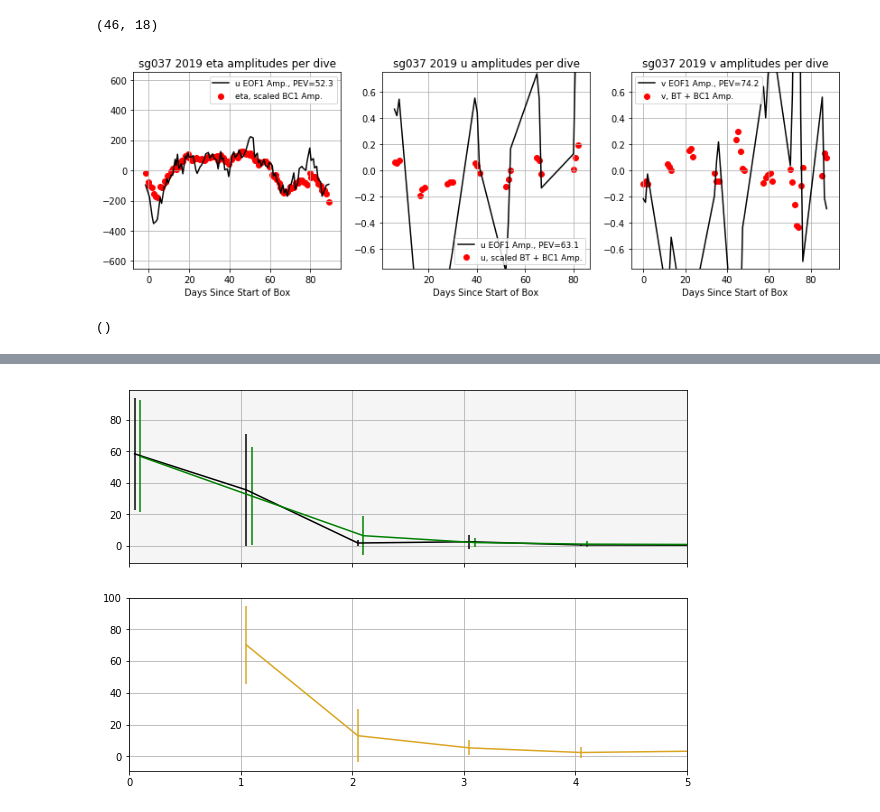
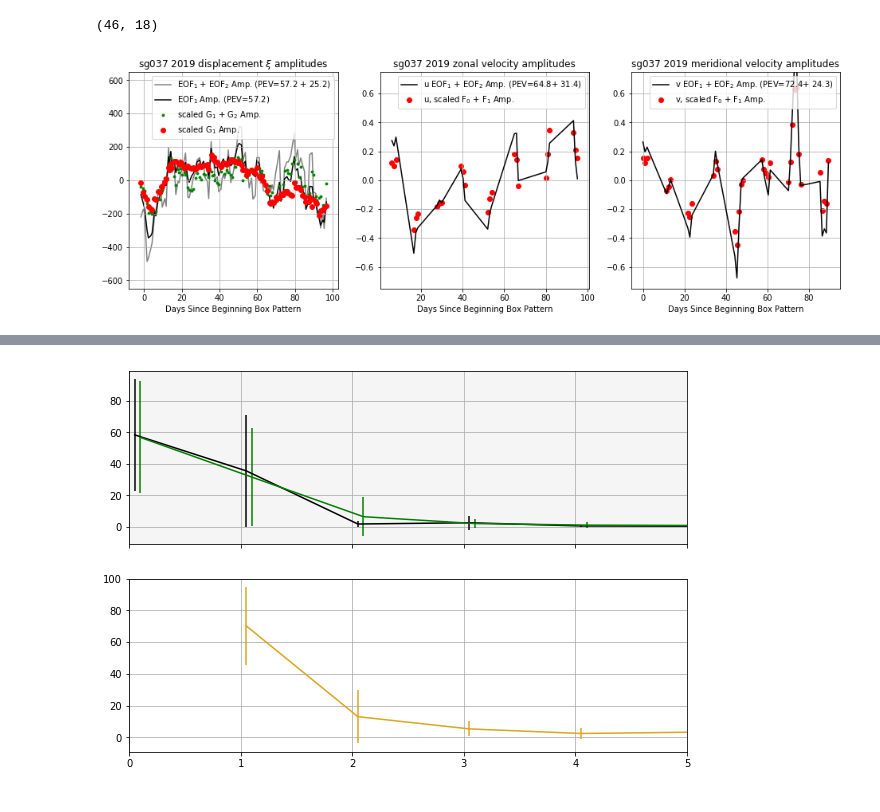
Before and after one commit to jakesteinberg/geostrophic_turbulence, a Jupyter notebook: bermuda_dg037_2019_mode_projections.ipynb, the cells around one changed output, grey strips where cells are left out. Drawn from its saved outputs; the diff is of its cells as text; code cells hidden in the pictures.

```diff
--- a/bermuda_dg037_2019_mode_projections.ipynb
+++ b/bermuda_dg037_2019_mode_projections.ipynb
@@ -766,41 +770,48 @@ np.shape(AGz_u)
 (46, 18)
 # %%
 Amp1_u = VV[0, :]*SS[0]
+Amp2_u = VV[1, :]*SS[1]
 Amp1_v = VV2[0, :]*SS2[0]
+Amp2_v = VV2[1, :]*SS2[1]
 Amp1_eta = VVe[0, :]*SSe[0]
+Amp2_eta = VVe[1, :]*SSe[1]
 
 day_count = mw_time_order - np.nanmin(mw_time_good)
 
-matplotlib.rcParams['figure.figsize'] = (14, 4)
+matplotlib.rcParams['figure.figsize'] = (16, 5)
 f, (ax0, ax1, ax2) = plt.subplots(1, 3)
-ax0.plot(prof_time - np.nanmin(mw_time_good), Amp1_eta, color='k', label='u EOF1 Amp., PEV=' + str(np.round(frac_eof_eta[0]*100,1)))
-ax0.scatter(prof_time - np.nanmin(mw_time_good), 5000*AG_ind[1, :], color='r', label='eta, scaled BC1 Amp.')
+ax0.plot(prof_time - np.nanmin(mw_time_good), Amp1_eta + Amp2_eta, color='#808080',
+         label=r'EOF$_1$ + EOF$_2$ Amp. (PEV=' + str(np.round(frac_eof_eta[0]*100,1)) + ' + ' + str(np.round(frac_eof_eta[1]*100,1)) + ')', zorder=0)
+ax0.plot(prof_time - np.nanmin(mw_time_good), Amp1_eta, color='k', label=r'EOF$_1$ Amp. (PEV=' + str(np.round(frac_eof_eta[0]*100,1)) + ')', zorder=1)
+ax0.scatter(prof_time - np.nanmin(mw_time_good), 5000*(AG_ind[1, :] - AG_ind[2, :]), s=8, color='g', label=r'scaled G$_1$ + G$_2$ Amp.', zorder=2)
+ax0.scatter(prof_time - np.nanmin(mw_time_good), 5000*AG_ind[1, :], color='r', label=r'scaled G$_1$ Amp.', zorder=2)
 ax0.grid()
-ax1.plot(u_time - np.nanmin(mw_time_good), Amp1_u, color='k', label='u EOF1 Amp., PEV=' + str(np.round(frac_eof[0]*100,1)))
-ax1.scatter(u_time - np.nanmin(mw_time_good), -2.5*(AGz_u[0, :] + AGz_u[1, :]), color='r', label='u, scaled BT + BC1 Amp.')
-ax2.plot(v_time - np.nanmin(mw_time_good), Amp1_v, color='k', label='v EOF1 Amp., PEV=' + str(np.round(frac_eof_v[0]*100,1)))
-ax2.scatter(v_time - np.nanmin(mw_time_good), -3*(AGz_v[0, :] + AGz_v[1, :]), color='r', label='v, BT + BC1 Amp.')
+ax1.plot(u_time - np.nanmin(mw_time_good), 0.25*(Amp1_u + Amp2_u), color='k',
+         label=r'u EOF$_1$ + EOF$_2$ Amp. (PEV=' + str(np.round(frac_eof[0]*100,1)) + '+ ' + str(np.round(frac_eof[1]*100,1)) + ')')
+ax1.scatter(u_time - np.nanmin(mw_time_good), -4.5*(AGz_u[0, :] + AGz_u[1, :]), color='r', label='u, scaled F$_0$ + F$_1$ Amp.')
+ax2.plot(v_time - np.nanmin(mw_time_good), 0.25*(Amp1_v + Amp2_v), color='k',
+         label=r'v EOF$_1$ + EOF$_2$ Amp. (PEV=' + str(np.round(frac_eof_v[0]*100,1)) + '+ ' + str(np.round(frac_eof_v[1]*100,1)) + ')')
+ax2.scatter(v_time - np.nanmin(mw_time_good), 4.5*(AGz_v[0, :] + AGz_v[1, :]), color='r', label='v, scaled F$_0$ + F$_1$ Amp.')
 ax1.grid()
 ax0.set_ylim([-650, 650])
 ax1.set_ylim([-.75, .75])
 ax2.set_ylim([-.75, .75])
-ax0.set_title('sg037 2019 eta amplitudes per dive')
-ax1.set_title('sg037 2019 u amplitudes per dive')
-ax2.set_title('sg037 2019 v amplitudes per dive')
-ax0.set_xlabel('Days Since Start of Box')
-ax1.set_xlabel('Days Since Start of Box')
-ax2.set_xlabel('Days Since Start of Box')
+ax0.set_title(r'sg037 2019 displacement $\xi$ amplitudes')
+ax1.set_title('sg037 2019 zonal velocity amplitudes')
+ax2.set_title('sg037 2019 meridional velocity amplitudes')
+ax0.set_xlabel('Days Since Beginning Box Pattern')
+ax1.set_xlabel('Days Since Beginning Box Pattern')
+ax2.set_xlabel('Days Since Beginning Box Pattern')
 handles, labels = ax0.get_legend_handles_labels()
-ax0.legend(handles, labels, fontsize=9)
+ax0.legend(handles, labels, fontsize=10)
 handles, labels = ax1.get_legend_handles_labels()
-ax1.legend(handles, labels, fontsize=9)
+ax1.legend(handles, labels, fontsize=10)
 handles, labels = ax2.get_legend_handles_labels()
-ax2.legend(handles, labels, fontsize=9)
+ax2.legend(handles, labels, fontsize=10)
 plot_pro(ax2)
-# f.savefig("/Users/jake/Documents/baroclinic_modes/Meetings/meeting_19_09_04/sg037_eof_mode_amps_in_time.jpg", dpi=300)
+f.savefig("/Users/jake/Documents/baroclinic_modes/dissertation/dg_lde_eof_mode_amps.jpg", dpi=300)
 # %% [output]
-[figure, old version]
+[figure, new version]
-()
 # %%
 matplotlib.rcParams['figure.figsize'] = (11, 7)
 f, (ax0, ax, ax1) = plt.subplots(3, 1, sharex=True)
```
Also changed, not shown: parts of 14 cells of this notebook, 5 other files.
